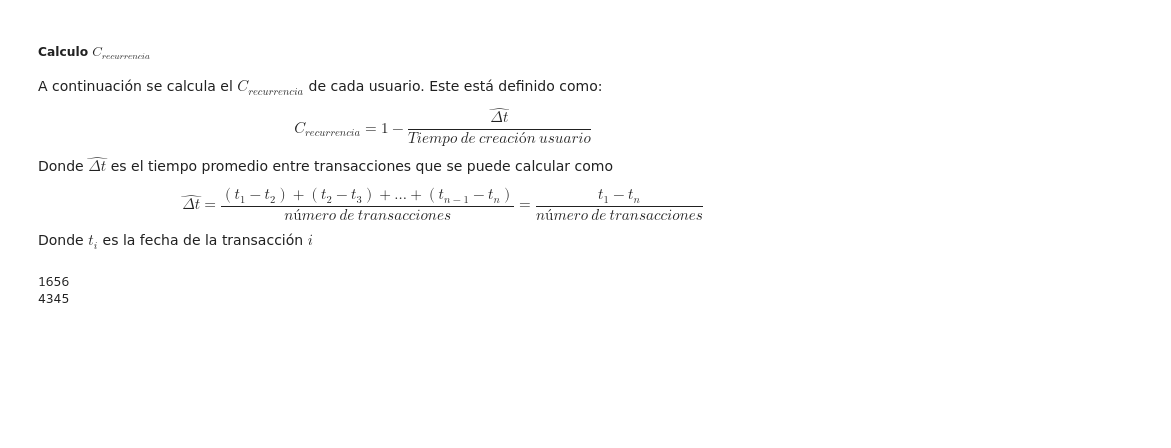
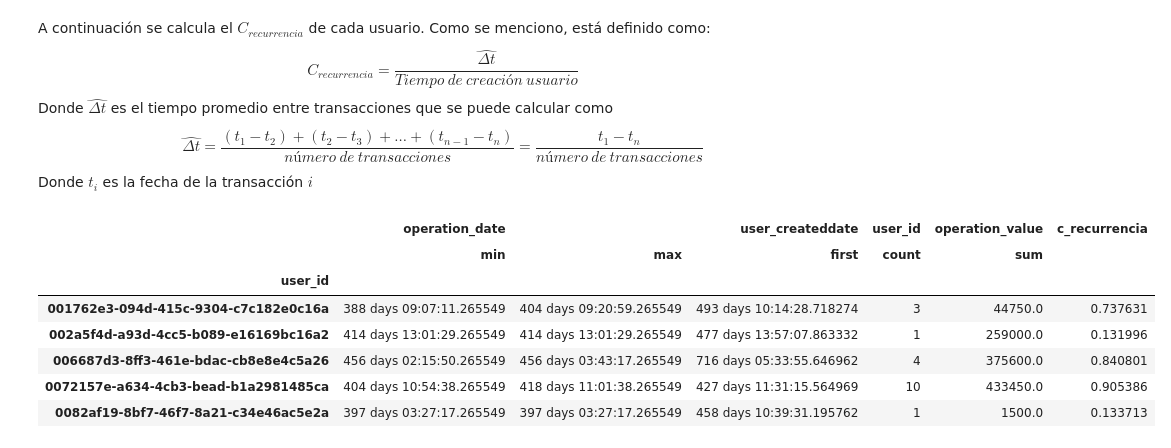
Before and after one commit to victoralcadi/prueba_coink, a Jupyter notebook: PruebaCoink.ipynb, the cells around one changed output. Drawn from its saved outputs; the diff is of its cells as text; code cells hidden in the pictures; blank space fills up the shorter version.

```diff
--- a/PruebaCoink.ipynb
+++ b/PruebaCoink.ipynb
@@ -33,0 +37,15 @@ Por último, el 0.5 al lado de cada coeficiente es el peso. Para esta prueba se
+# %%
+## Agrupación del dataset por usuario
+
+# Diccionario de agrupacion. Se extraen las siguientes variables
+# - La primera y ultima fecha de transaccion
+# - La fecha de creacion del usuario
+# - El numero de transacciones
+# - Monto total de las transferencias
+agg_dict = {'operation_date': ['min', 'max'], 'user_createddate': 'first', \
+            'user_id': 'count', 'operation_value' : 'sum'}
+
+# Agrupacion por user_id
+grouped_df = depositos_oink_df.groupby('user_id').agg(agg_dict)
+
+grouped_df.head(5)
@@ -34,17 +61,26 @@ Por último, el 0.5 al lado de cada coeficiente es el peso. Para esta prueba se
 # %% [markdown]
-##### Calculo $C_{recurrencia}$
-A continuación se calcula el $C_{recurrencia}$ de cada usuario. Este está definido como:
+
+A continuación se calcula el $C_{recurrencia}$ de cada usuario. Como se menciono, está definido como:
 $$
-C_{recurrencia}=1-\frac{\hat{\Delta t}}{Tiempo\ de\ creación\ usuario}
+C_{recurrencia}=\frac{\hat{\Delta t}}{Tiempo\ de\ creación\ usuario}
 $$
 Donde $\hat{\Delta t}$ es el tiempo promedio entre transacciones que se puede calcular como
 $$
 \hat{\Delta t}=\frac{(t_1-t_2)+(t_2-t_3)+...+(t_{n-1}-t_n)}{número\ de\ transacciones}=\frac{t_1-t_n}{número\ de\ transacciones}
 $$
 Donde $t_i$ es la fecha de la transacción $i$
-# %%
-print(len(depositos_oink_df['user_id'].unique()))
-print(len(depositos_oink_df['user_id']))
-# %% [output]
-1656
-4345
+# %%
+## Calculo de c_recurrencia
+grouped_df['c_recurrencia'] = (grouped_df[('user_createddate', 'first')] - grouped_df[('operation_date', 'min')] \
+    / grouped_df[('user_id', 'count')]) / grouped_df[('user_createddate', 'first')]
+
+grouped_df.head()
+# %% [output]
+|  | operation_date |  | user_createddate | user_id | operation_value | c_recurrencia |
+|  | min | max | first | count | sum |  |
+| user_id |  |  |  |  |  |  |
+| 001762e3-094d-415c-9304-c7c182e0c16a | 388 days 09:07:11.265549 | 404 days 09:20:59.265549 | 493 days 10:14:28.718274 | 3 | 44750.0 | 0.737631 |
+| 002a5f4d-a93d-4cc5-b089-e16169bc16a2 | 414 days 13:01:29.265549 | 414 days 13:01:29.265549 | 477 days 13:57:07.863332 | 1 | 259000.0 | 0.131996 |
+| 006687d3-8ff3-461e-bdac-cb8e8e4c5a26 | 456 days 02:15:50.265549 | 456 days 03:43:17.265549 | 716 days 05:33:55.646962 | 4 | 375600.0 | 0.840801 |
+| 0072157e-a634-4cb3-bead-b1a2981485ca | 404 days 10:54:38.265549 | 418 days 11:01:38.265549 | 427 days 11:31:15.564969 | 10 | 433450.0 | 0.905386 |
+| 0082af19-8bf7-46f7-8a21-c34e46ac5e2a | 397 days 03:27:17.265549 | 397 days 03:27:17.265549 | 458 days 10:39:31.195762 | 1 | 1500.0 | 0.133713 |
```
Also changed, not shown: parts of 27 cells of this notebook.
